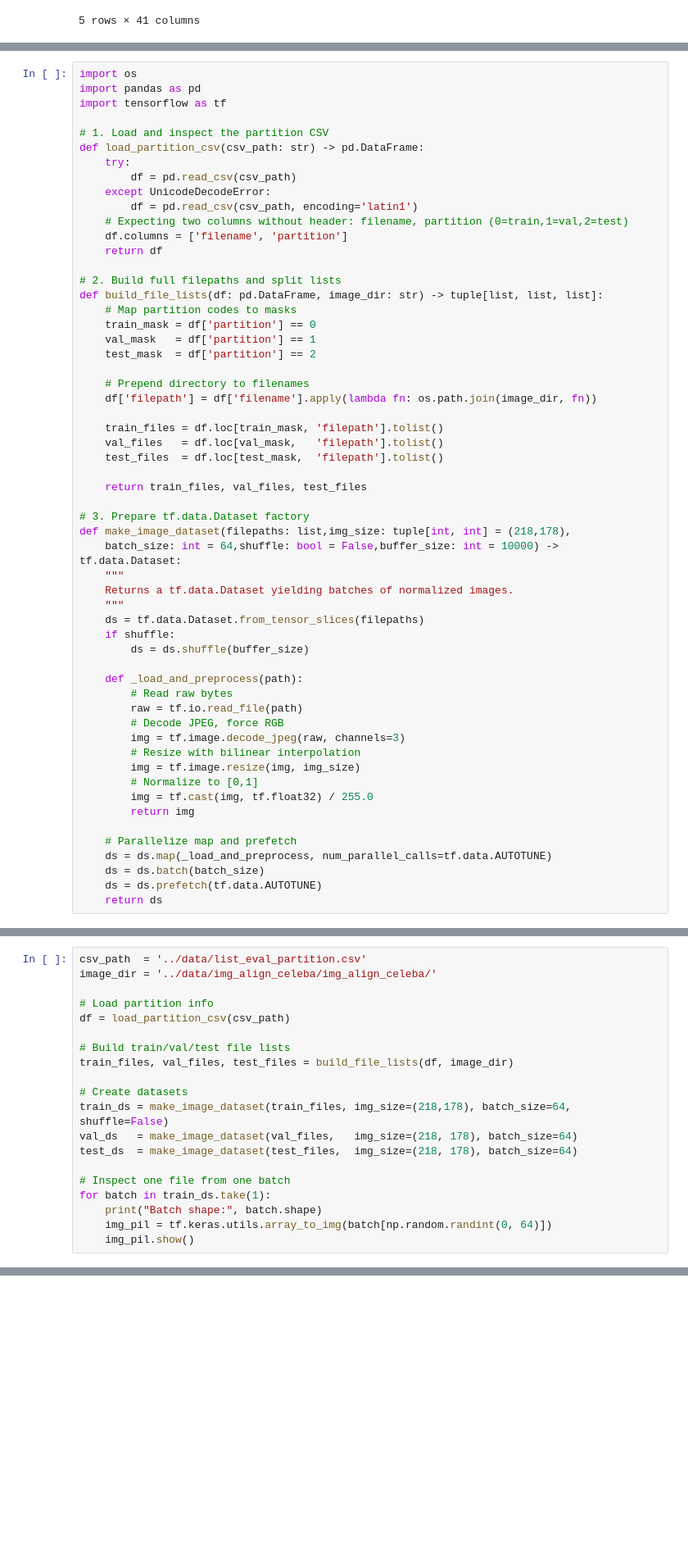
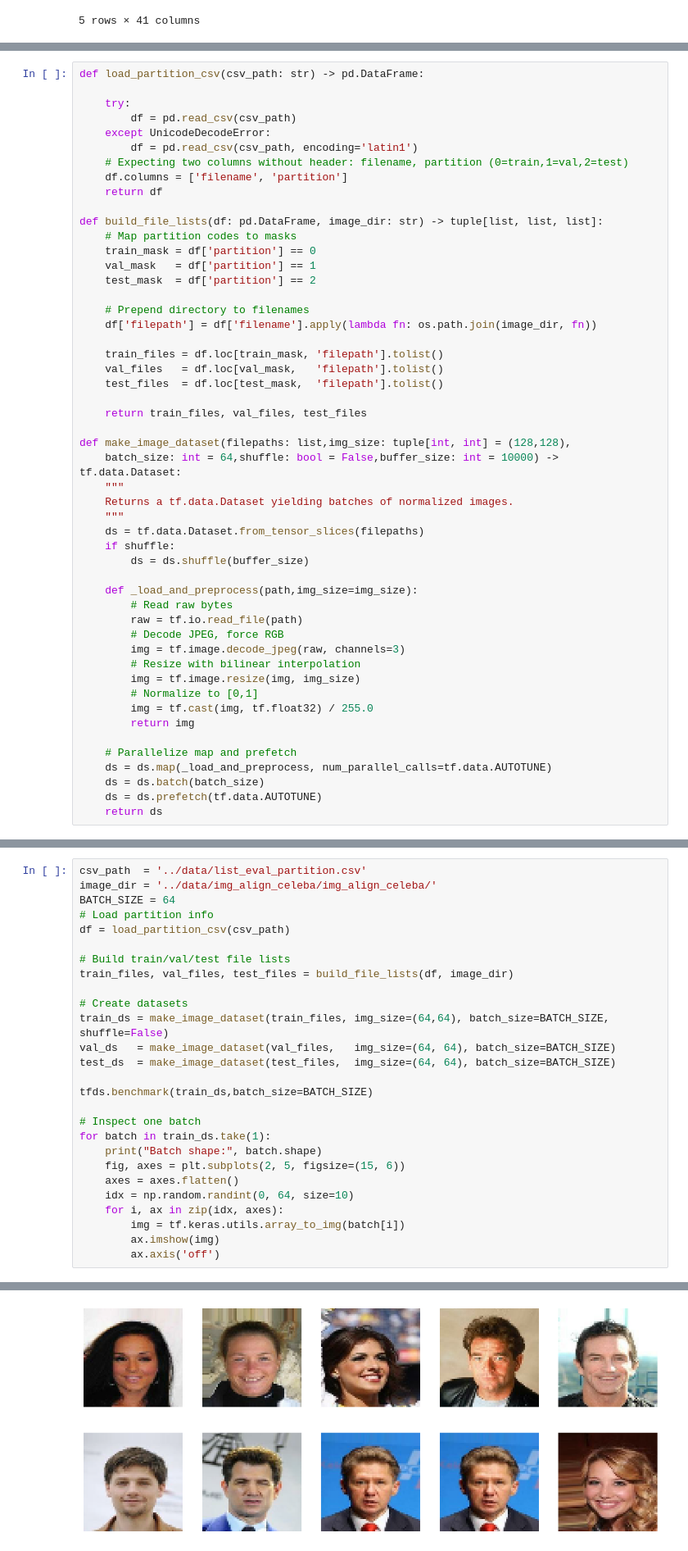
Before and after one commit to przemekk125/CelebA-VAE, a Jupyter notebook: notebooks/przygotowanie_danych.ipynb, the cells around one changed output, grey strips where cells are left out. Shown at 82% size. Cells and saved outputs as stored; diff of their text form; blank space fills up the shorter version.

```diff
--- a/notebooks/przygotowanie_danych.ipynb
+++ b/notebooks/przygotowanie_danych.ipynb
@@ -59,10 +87,6 @@ plt.show()
 # %%
-import os
-import pandas as pd
-import tensorflow as tf
+def load_partition_csv(csv_path: str) -> pd.DataFrame:
 
-# 1. Load and inspect the partition CSV
-def load_partition_csv(csv_path: str) -> pd.DataFrame:
     try:
         df = pd.read_csv(csv_path)
     except UnicodeDecodeError:
@@ -71,7 +95,6 @@ def load_partition_csv(csv_path: str) -> pd.DataFrame:
     df.columns = ['filename', 'partition']
     return df
 
-# 2. Build full filepaths and split lists
 def build_file_lists(df: pd.DataFrame, image_dir: str) -> tuple[list, list, list]:
     # Map partition codes to masks
     train_mask = df['partition'] == 0
@@ -87,8 +110,7 @@ def build_file_lists(df: pd.DataFrame, image_dir: str) -> tuple[list, list, list
 
     return train_files, val_files, test_files
 
-# 3. Prepare tf.data.Dataset factory
-def make_image_dataset(filepaths: list,img_size: tuple[int, int] = (218,178),
+def make_image_dataset(filepaths: list,img_size: tuple[int, int] = (128,128),
     batch_size: int = 64,shuffle: bool = False,buffer_size: int = 10000) -> tf.data.Dataset:
     """
     Returns a tf.data.Dataset yielding batches of normalized images.
@@ -97,7 +119,7 @@ def make_image_dataset(filepaths: list,img_size: tuple[int, int] = (218,178),
     if shuffle:
         ds = ds.shuffle(buffer_size)
 
-    def _load_and_preprocess(path):
+    def _load_and_preprocess(path,img_size=img_size):
         # Read raw bytes
         raw = tf.io.read_file(path)
         # Decode JPEG, force RGB
@@ -116,7 +140,7 @@ def make_image_dataset(filepaths: list,img_size: tuple[int, int] = (218,178),
 # %%
 csv_path  = '../data/list_eval_partition.csv'
 image_dir = '../data/img_align_celeba/img_align_celeba/'
-
+BATCH_SIZE = 64
 # Load partition info
 df = load_partition_csv(csv_path)
 
@@ -124,13 +148,20 @@ df = load_partition_csv(csv_path)
 train_files, val_files, test_files = build_file_lists(df, image_dir)
 
 # Create datasets
-train_ds = make_image_dataset(train_files, img_size=(218,178), batch_size=64, shuffle=False)
-val_ds   = make_image_dataset(val_files,   img_size=(218, 178), batch_size=64)
-test_ds  = make_image_dataset(test_files,  img_size=(218, 178), batch_size=64)
+train_ds = make_image_dataset(train_files, img_size=(64,64), batch_size=BATCH_SIZE, shuffle=False)
+val_ds   = make_image_dataset(val_files,   img_size=(64, 64), batch_size=BATCH_SIZE)
+test_ds  = make_image_dataset(test_files,  img_size=(64, 64), batch_size=BATCH_SIZE)
 
-# Inspect one file from one batch
+tfds.benchmark(train_ds,batch_size=BATCH_SIZE)
+
+# Inspect one batch
 for batch in train_ds.take(1):
     print("Batch shape:", batch.shape)
-    img_pil = tf.keras.utils.array_to_img(batch[np.random.randint(0, 64)])
-    img_pil.show()
+    fig, axes = plt.subplots(2, 5, figsize=(15, 6))
+    axes = axes.flatten()
+    idx = np.random.randint(0, 64, size=10)
+    for i, ax in zip(idx, axes):
+        img = tf.keras.utils.array_to_img(batch[i])
+        ax.imshow(img)
+        ax.axis('off')
 # %% [output]
@@ -137,0 +173 @@ Batch shape: (64, 218, 178, 3)
+[figure, added]
```
Also changed, not shown: parts of 16 cells of this notebook, 1 other file.
